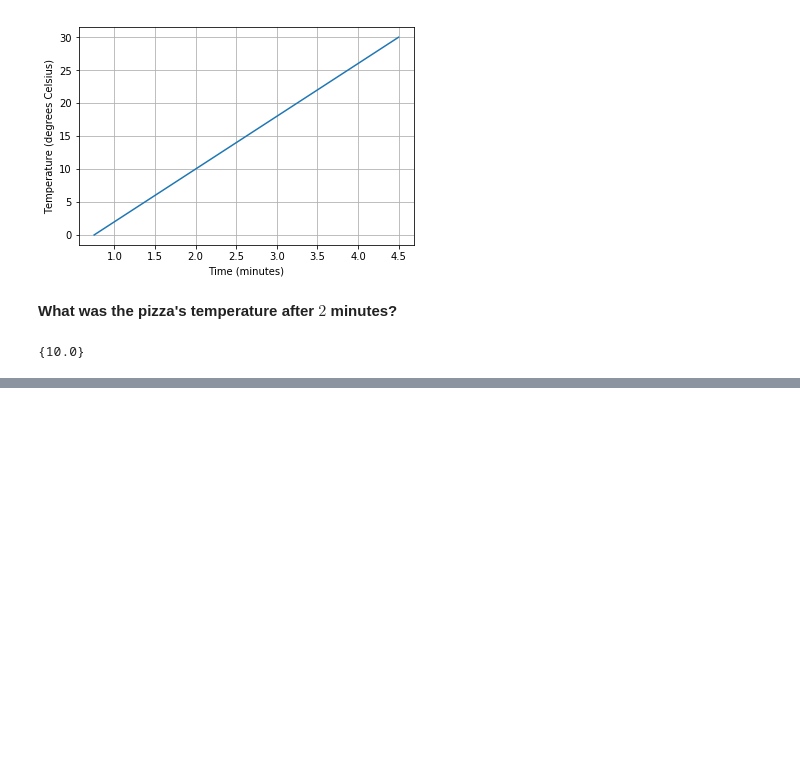
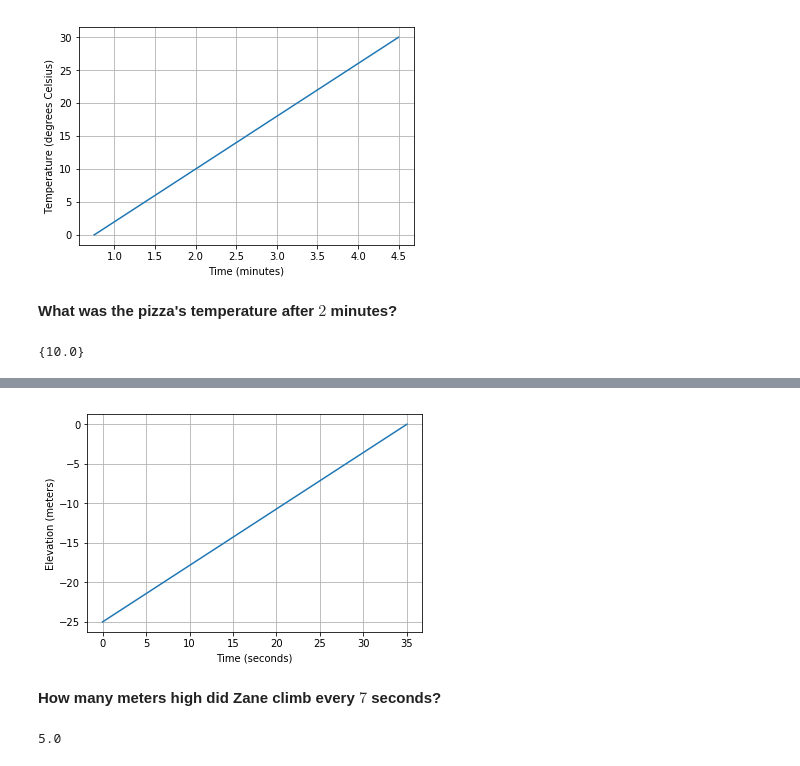
Before and after one commit to leihuagh/jupyter, a Jupyter notebook: linear-equations-graphs.ipynb, the cells around one changed output, grey strips where cells are left out. Cells and saved outputs as stored; diff of their text form; code cells hidden in the pictures; blank space fills up the shorter version.

Commit message:
Zane's volcano climbing

```diff
--- a/linear-equations-graphs.ipynb
+++ b/linear-equations-graphs.ipynb
@@ -138,0 +145,27 @@ solveset(PointSlope.subs(x, 2))
+# %%
+x, y = symbols('x y')
+data = {
+     'x' : [0, 35],
+     'y' : [-25, 0]
+}
+
+x1 = data['x'][0]
+x2 = data['x'][1]
+y1 = data['y'][0]
+y2 = data['y'][1]
+m = (y2 - y1)/(x2 - x1)
+PointSlope = Eq(y - y2, m * (x - x2))
+
+plt.plot(data['x'], data['y'])
+plt.xlabel('Time (seconds)')
+plt.ylabel('Elevation (meters)')
+plt.grid(True)
+plt.show()
+# %% [output]
+[figure, added]
+# %% [markdown]
+**How many meters high did Zane climb every $7$ seconds?**
+# %%
+m * 7
+# %% [output]
+5.0
```
Also changed, not shown: parts of 1 cell of this notebook.
